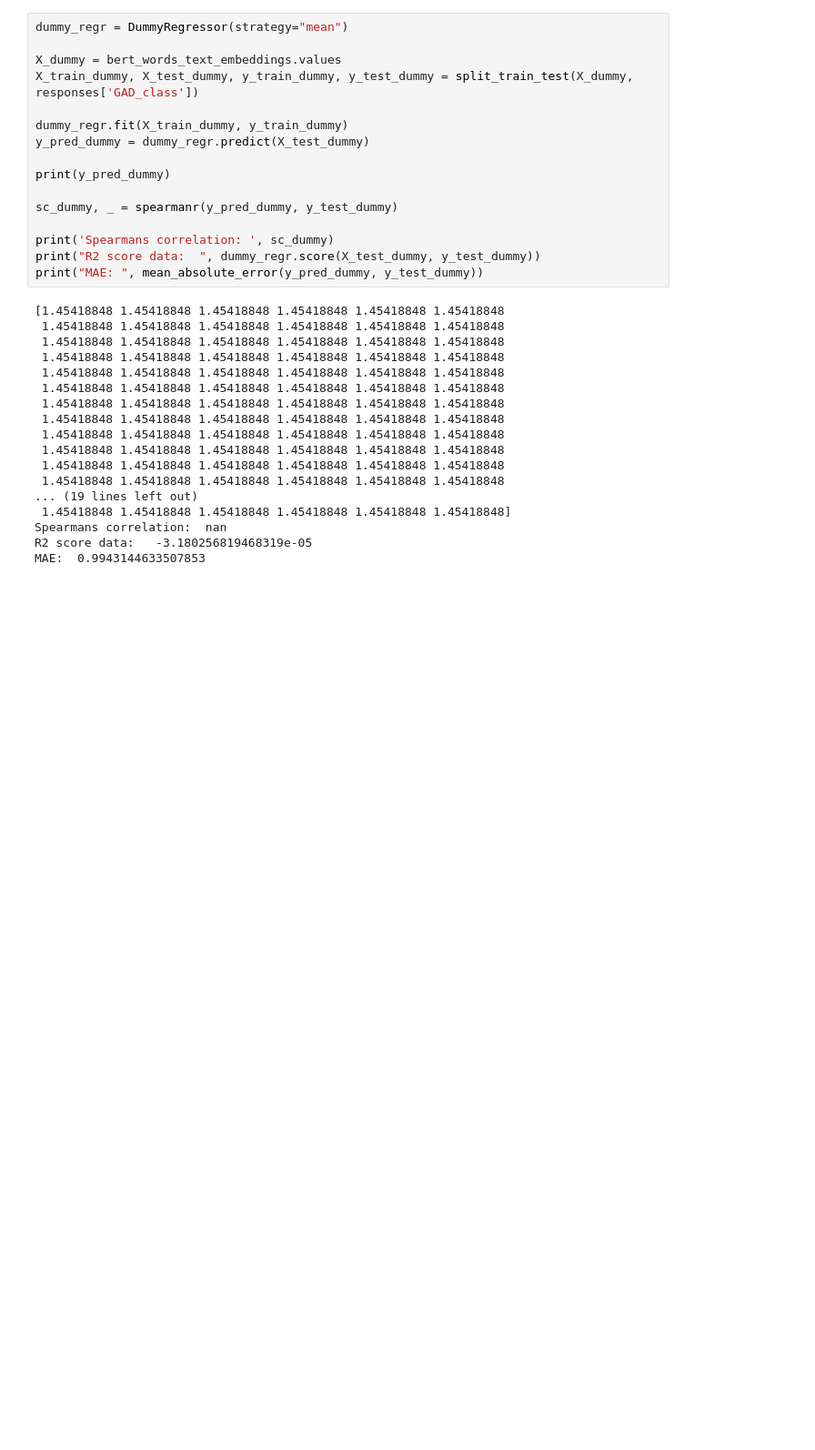
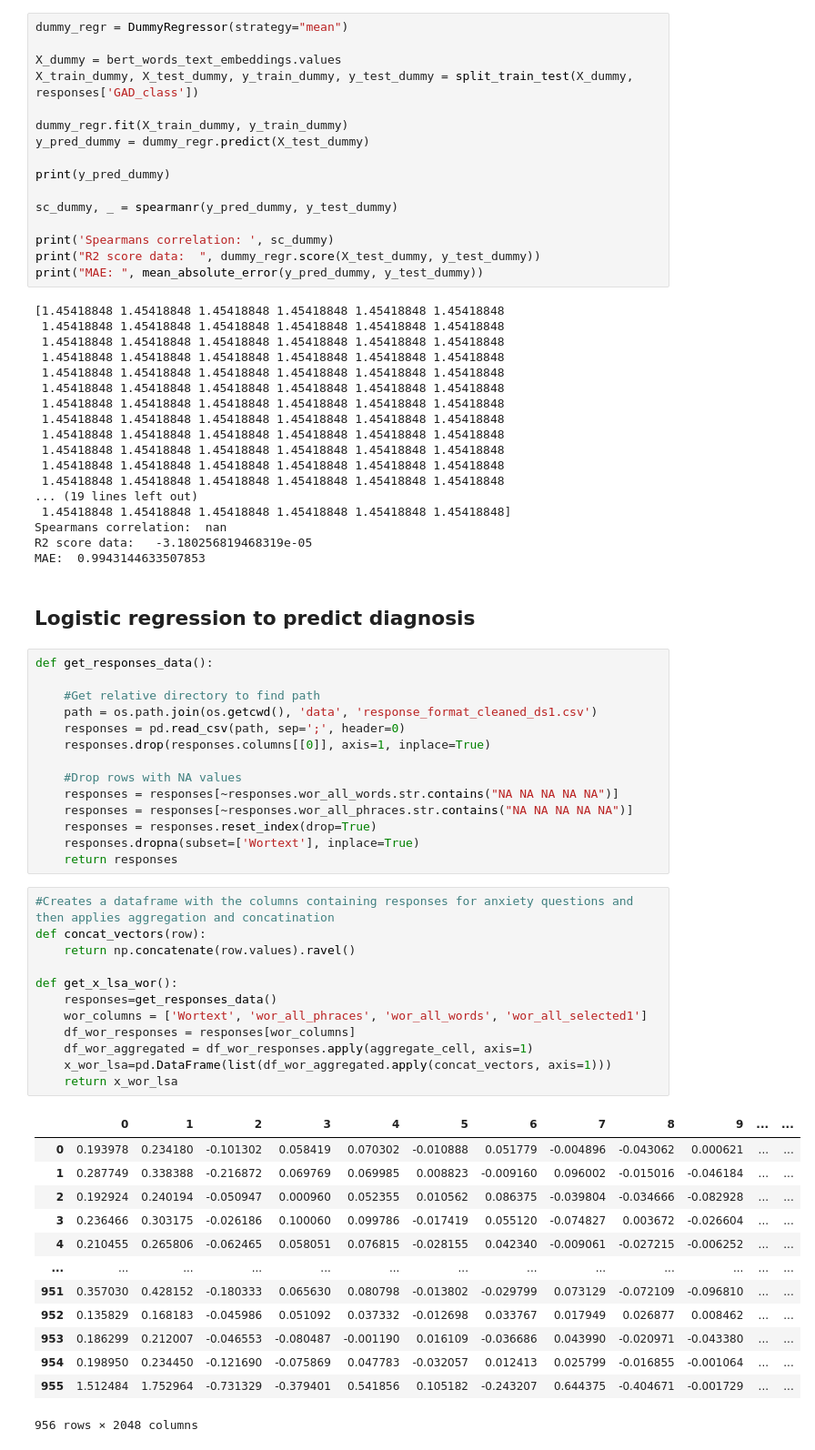
Before and after one commit to alexandraant161803/EDAN70, a Jupyter notebook: analysis_anxiety_responses.ipynb, the cells around one changed output. Shown at 91% size. Saved outputs shown, nothing was run; the diff lists cells and outputs as text; blank space fills up the shorter version.

Commit message:
Add logistic regression to the jupyter notebook

```diff
--- a/analysis_anxiety_responses.ipynb
+++ b/analysis_anxiety_responses.ipynb
@@ -652,3 +653,45 @@ print("MAE: ", mean_absolute_error(y_pred_dummy, y_test_dummy))
 Spearmans correlation:  nan
 R2 score data:   -3.180256819468319e-05
 MAE:  0.9943144633507853
+# %% [markdown]
+## Logistic regression to predict diagnosis
+# %%
+def get_responses_data():
+
+    #Get relative directory to find path
+    path = os.path.join(os.getcwd(), 'data', 'response_format_cleaned_ds1.csv')
+    responses = pd.read_csv(path, sep=';', header=0)
+    responses.drop(responses.columns[[0]], axis=1, inplace=True)
+
+    #Drop rows with NA values
+    responses = responses[~responses.wor_all_words.str.contains("NA NA NA NA NA")]
+    responses = responses[~responses.wor_all_phraces.str.contains("NA NA NA NA NA")]
+    responses = responses.reset_index(drop=True)
+    responses.dropna(subset=['Wortext'], inplace=True)
+    return responses
+# %%
+#Creates a dataframe with the columns containing responses for anxiety questions and then applies aggregation and concatination
+def concat_vectors(row):
+    return np.concatenate(row.values).ravel()
+
+def get_x_lsa_wor():
+    responses=get_responses_data()
+    wor_columns = ['Wortext', 'wor_all_phraces', 'wor_all_words', 'wor_all_selected1']
+    df_wor_responses = responses[wor_columns]
+    df_wor_aggregated = df_wor_responses.apply(aggregate_cell, axis=1)
+    x_wor_lsa=pd.DataFrame(list(df_wor_aggregated.apply(concat_vectors, axis=1)))
+    return x_wor_lsa
+# %% [output]
+|  | 0 | 1 | 2 | 3 | 4 | 5 | 6 | 7 | 8 | 9 | ... | ... |
+| 0 | 0.193978 | 0.234180 | -0.101302 | 0.058419 | 0.070302 | -0.010888 | 0.051779 | -0.004896 | -0.043062 | 0.000621 | ... | ... |
+| 1 | 0.287749 | 0.338388 | -0.216872 | 0.069769 | 0.069985 | 0.008823 | -0.009160 | 0.096002 | -0.015016 | -0.046184 | ... | ... |
+| 2 | 0.192924 | 0.240194 | -0.050947 | 0.000960 | 0.052355 | 0.010562 | 0.086375 | -0.039804 | -0.034666 | -0.082928 | ... | ... |
+| 3 | 0.236466 | 0.303175 | -0.026186 | 0.100060 | 0.099786 | -0.017419 | 0.055120 | -0.074827 | 0.003672 | -0.026604 | ... | ... |
+| 4 | 0.210455 | 0.265806 | -0.062465 | 0.058051 | 0.076815 | -0.028155 | 0.042340 | -0.009061 | -0.027215 | -0.006252 | ... | ... |
+| ... | ... | ... | ... | ... | ... | ... | ... | ... | ... | ... | ... | ... |
+| 951 | 0.357030 | 0.428152 | -0.180333 | 0.065630 | 0.080798 | -0.013802 | -0.029799 | 0.073129 | -0.072109 | -0.096810 | ... | ... |
+| 952 | 0.135829 | 0.168183 | -0.045986 | 0.051092 | 0.037332 | -0.012698 | 0.033767 | 0.017949 | 0.026877 | 0.008462 | ... | ... |
+| 953 | 0.186299 | 0.212007 | -0.046553 | -0.080487 | -0.001190 | 0.016109 | -0.036686 | 0.043990 | -0.020971 | -0.043380 | ... | ... |
+| 954 | 0.198950 | 0.234450 | -0.121690 | -0.075869 | 0.047783 | -0.032057 | 0.012413 | 0.025799 | -0.016855 | -0.001064 | ... | ... |
+| 955 | 1.512484 | 1.752964 | -0.731329 | -0.379401 | 0.541856 | 0.105182 | -0.243207 | 0.644375 | -0.404671 | -0.001729 | ... | ... |
+956 rows × 2048 columns
```
Also changed, not shown: parts of 20 cells of this notebook.
